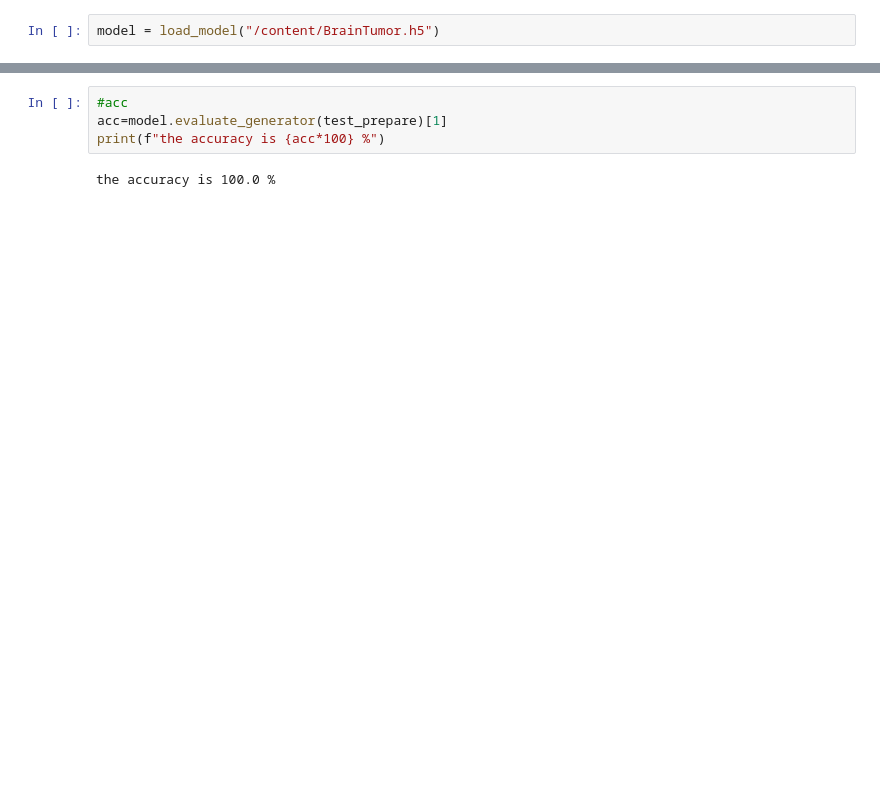
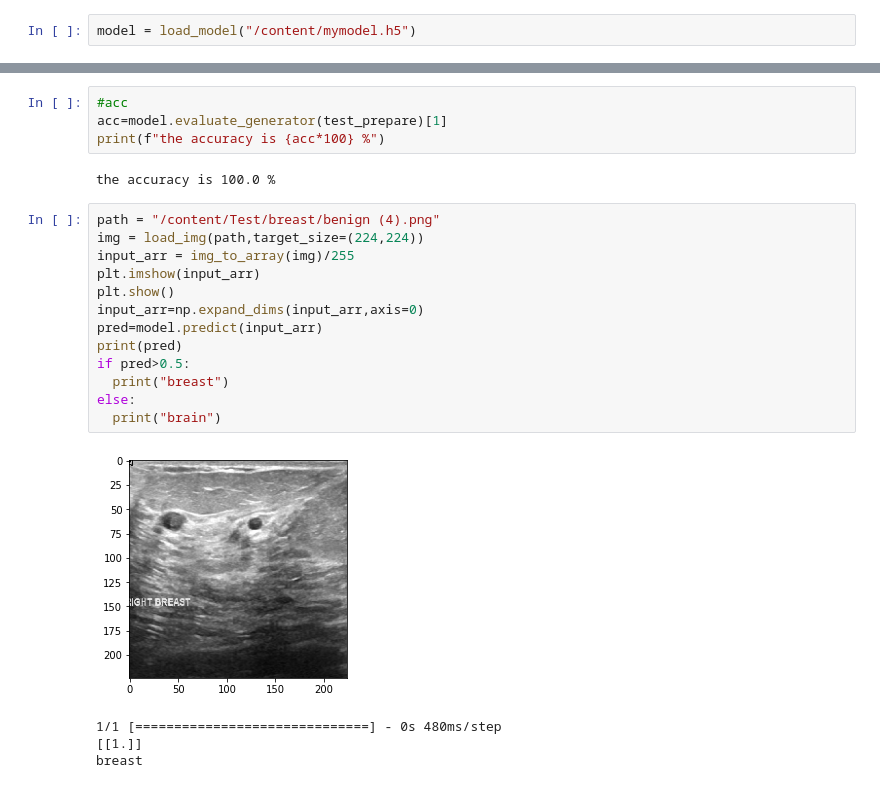
Before and after one commit to ziadbadwy/brainTumorClassification, a Jupyter notebook: brain_VS_breast.ipynb, the cells around one changed output, grey strips where cells are left out. Saved outputs shown, nothing was run; the diff lists cells and outputs as text; blank space fills up the shorter version.

```diff
--- a/brain_VS_breast.ipynb
+++ b/brain_VS_breast.ipynb
@@ -203,7 +181,7 @@ dict_keys(['loss', 'accuracy', 'val_loss', 'val_accuracy'])
 1.0
 1.0
 # %%
-model = load_model("/content/BrainTumor.h5")
+model = load_model("/content/mymodel.h5")
 # %%
 plt.plot(f['loss'])
 plt.plot(f['val_loss'],c="red")
@@ -217,3 +195,21 @@ acc=model.evaluate_generator(test_prepare)[1]
 print(f"the accuracy is {acc*100} %")
 # %% [output]
 the accuracy is 100.0 %
+# %%
+path = "/content/Test/breast/benign (4).png"
+img = load_img(path,target_size=(224,224))
+input_arr = img_to_array(img)/255
+plt.imshow(input_arr)
+plt.show()
+input_arr=np.expand_dims(input_arr,axis=0)
+pred=model.predict(input_arr)
+print(pred)
+if pred>0.5:
+  print("breast")
+else:
+  print("brain")
+# %% [output]
+[figure, added]
+1/1 [==============================] - 0s 480ms/step
+[[1.]]
+breast
```
Also changed, not shown: parts of 15 cells of this notebook.
